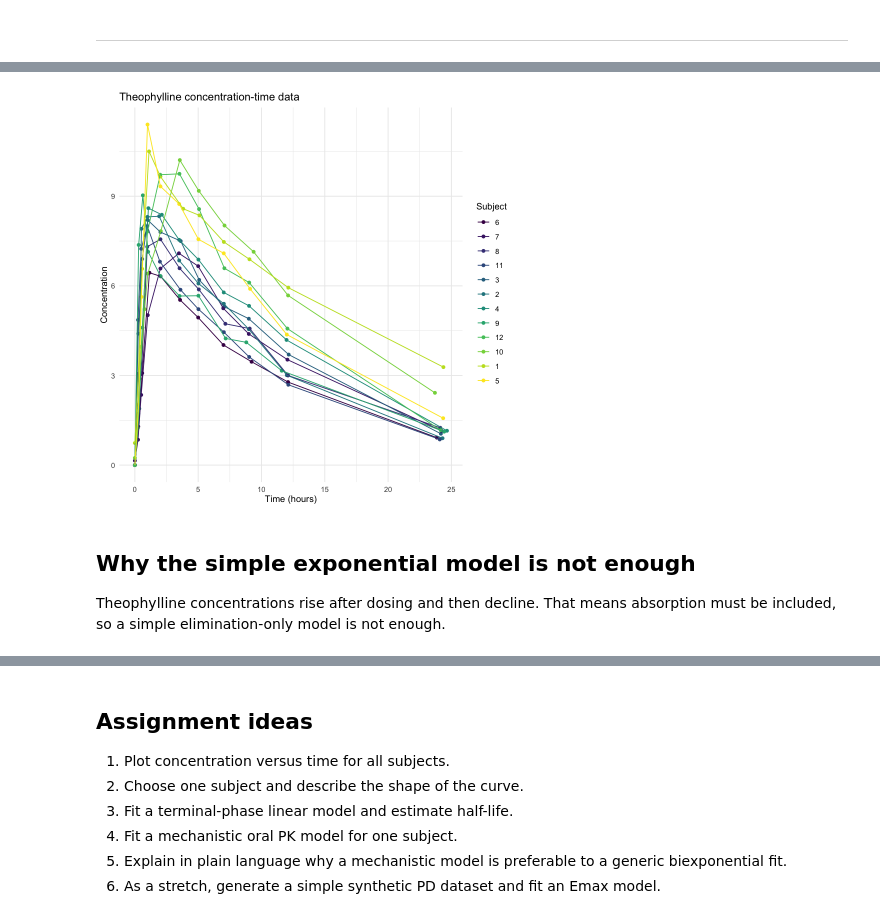
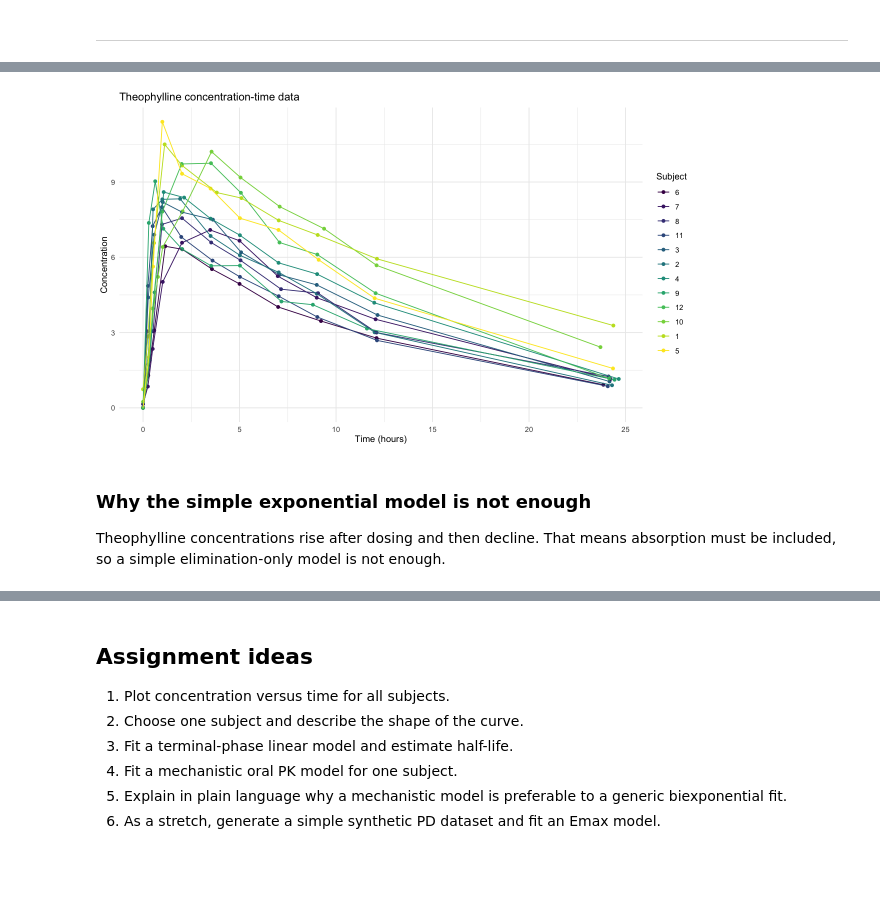
Before and after one commit to aelmokadem/uconn-systems-biology-fall2026, a Jupyter notebook: pkpd-lecture.ipynb, the cells around one changed output, grey strips where cells are left out. Drawn from its saved outputs; the diff is of its cells as text; code cells hidden in the pictures; blank space fills up the shorter version.

```diff
--- a/pkpd-lecture.ipynb
+++ b/pkpd-lecture.ipynb
@@ -78,18 +130,20 @@ A nfnGroupedData: 132 × 5
 # %%
 library(ggplot2)
+
+options(repr.plot.width = 10, repr.plot.height = 6)
 
 ggplot(Theoph, aes(x = Time, y = conc, group = Subject, color = Subject)) +
   geom_point() +
   geom_line() +
   labs(
     title = "Theophylline concentration-time data",
     x = "Time (hours)",
     y = "Concentration"
   ) +
   theme_minimal()
 # %% [output]
-[figure, old version]
+[figure, new version]
 # %% [markdown]
-## Why the simple exponential model is not enough
+### Why the simple exponential model is not enough
 
 Theophylline concentrations rise after dosing and then decline. That means absorption must be included, so a simple elimination-only model is not enough.
```
Also changed, not shown: parts of 44 cells of this notebook, 6 other files.
